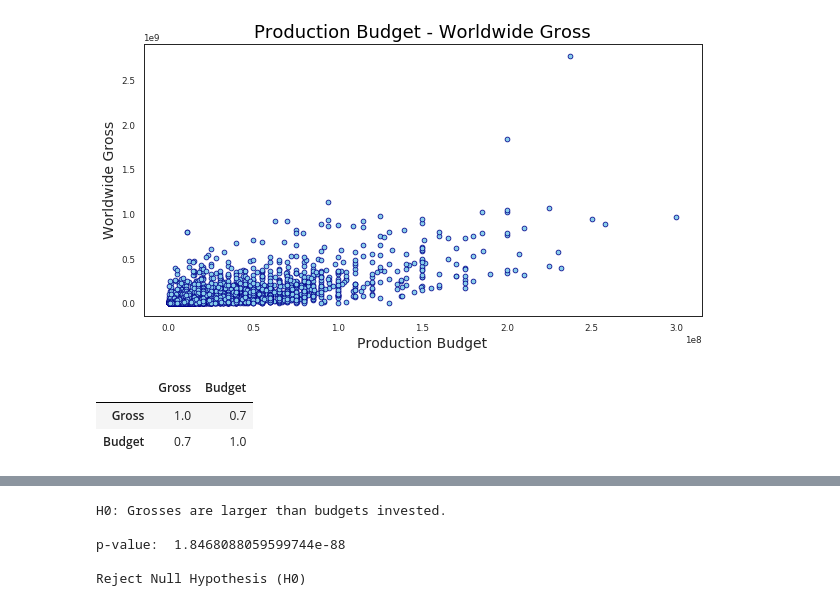
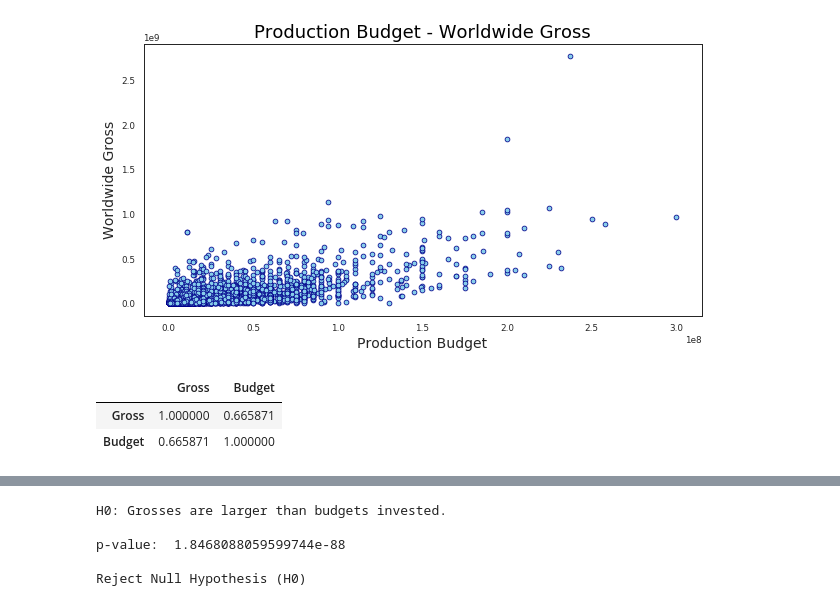
Before and after one commit to ioannapap/movies_data-mining_analysis, a Jupyter notebook: movies_analysis.ipynb, the cells around one changed output, grey strips where cells are left out. Saved outputs shown, nothing was run; the diff lists cells and outputs as text; code cells hidden in the pictures.

```diff
--- a/movies_analysis.ipynb
+++ b/movies_analysis.ipynb
@@ -351,6 +352,8 @@ if pval<0.05:
 else:
 
     print('\nAccept Null Hypothesis (H0)')
+
+pd.options.display.float_format = '{:.1f}'.format
 # %% [output]
 H0: Movies are more popular online, than in the cinema.
 
@@ -393,6 +396,7 @@ plt.savefig('RTR_IMDB_Ratings_Scatterplot.png')
 [figure]
 # %%
 #Pearson Correlation Coefficient: RTRating and IMDBRating
+pd.options.display.float_format = '{:.6f}'.format
 rtr_imdbr_df.corr(method = 'pearson')
 # %% [output]
 |  | RTRating | IMDBRating |
@@ -439,6 +443,8 @@ if pval<0.05:
 else:
 
     print('\nAccept Null Hypothesis (H1)')
+
+pd.options.display.float_format = '{:.1f}'.format
 # %% [output]
 H1: People in Rotten Tomatoes vote higher than in IMDB.
 
@@ -525,7 +531,7 @@ plt.savefig('mean_gross_genre_barplot.png')
 [figure]
 # %%
 #2 sample T-test :Adventure - Action Genre Mean Worldwide Gross
-
+pd.options.display.float_format = '{:.6f}'.format
 print('H0: There is no significant difference between adventure movies mean gross and action movies mean gross.\n ')
 
 adventure_mean = m_gross_genre1_df[m_gross_genre1_df['Genre']=='Adventure']
@@ -548,6 +554,8 @@ deg_freedom = adventure_count + action_count - 2
 #ttest, pval = 2*(1 - stats.t.pdf(0.95, df = t))
 
 print(t)
+
+pd.options.display.float_format = '{:.1f}'.format
 # %% [output]
 H0: There is no significant difference between adventure movies mean gross and action movies mean gross.
 
@@ -569,11 +577,12 @@ plt.savefig('Budget_Gross_Scatterplot.png')
 [figure]
 # %%
 #Pearson Correlation Coefficient: Production Budget and Worldwide Gross
+pd.options.display.float_format = '{:.6f}'.format
 budget_gross_df.corr(method = 'pearson')
 # %% [output]
 |  | Gross | Budget |
-| Gross | 1.0 | 0.7 |
-| Budget | 0.7 | 1.0 |
+| Gross | 1.000000 | 0.665871 |
+| Budget | 0.665871 | 1.000000 |
 # %%
 #Spearman Correlation Coefficient: Production Budget and Worldwide Gross
 budget_gross_df.corr(method = 'spearman')
```
Also changed, not shown: parts of 6 cells of this notebook, 1 other file.
